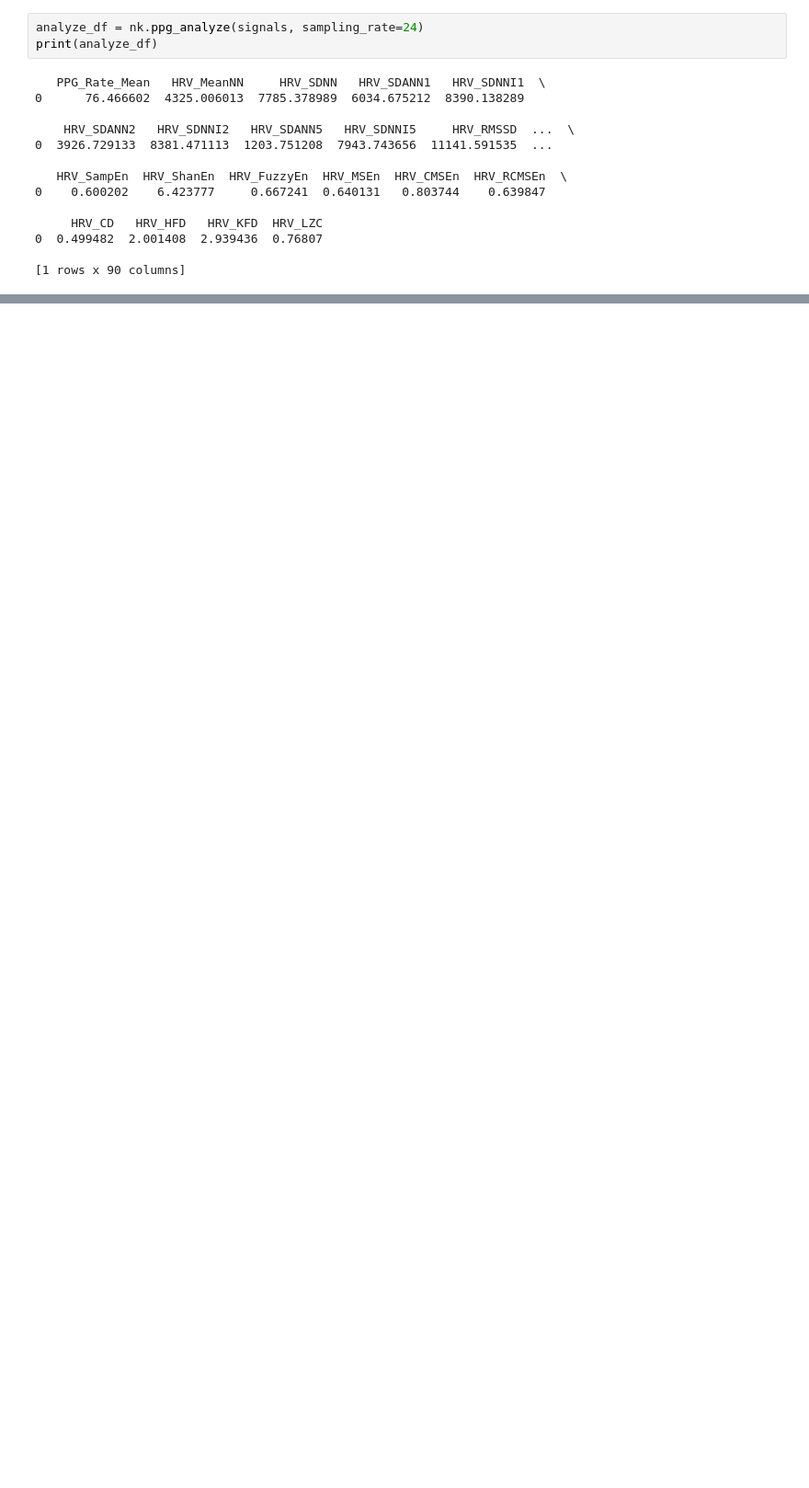
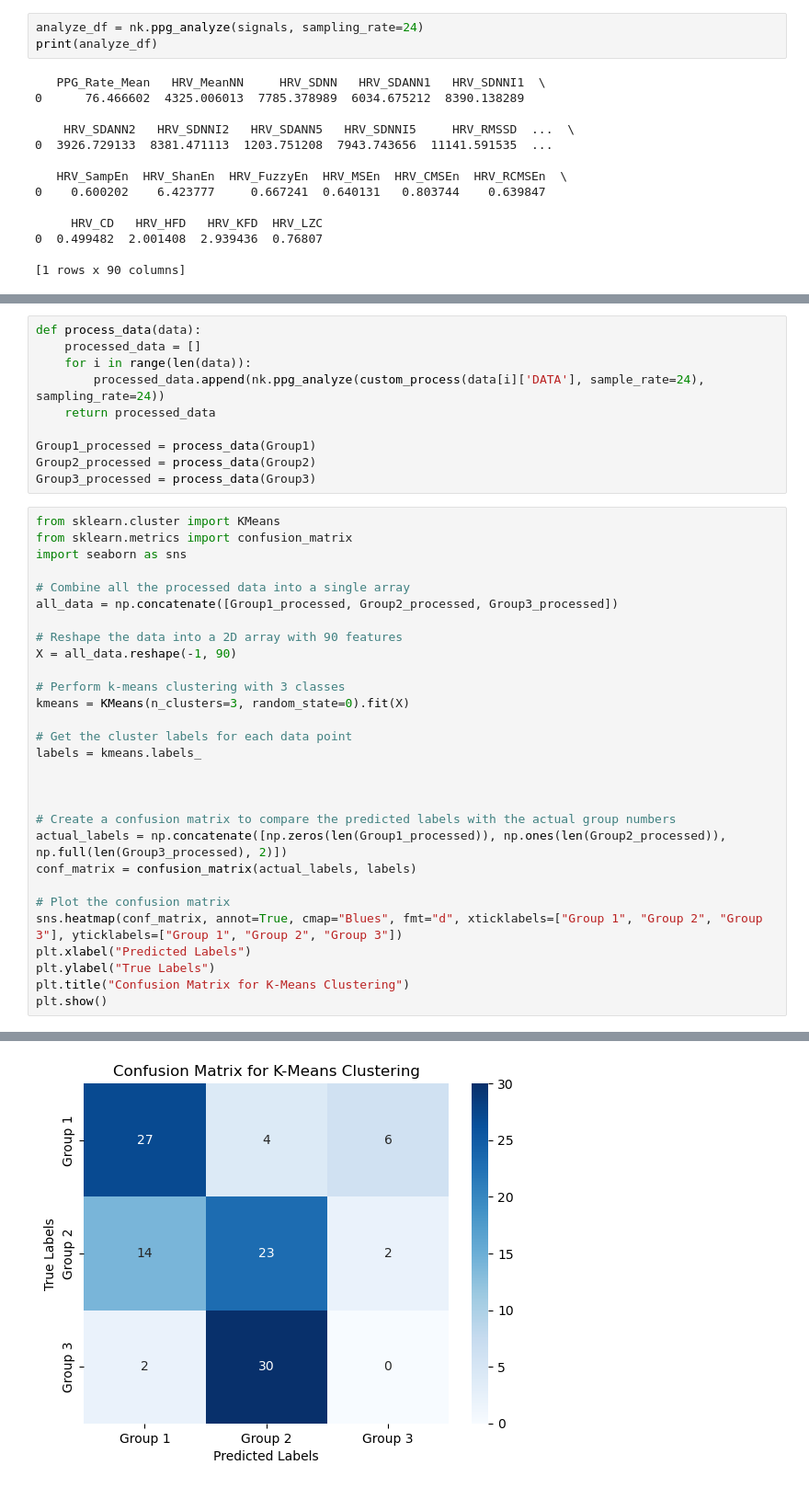
Before and after one commit to tomjefferis/ArtHeart, a Jupyter notebook: artheart-neurokit.ipynb, the cells around one changed output, grey strips where cells are left out. Shown at 92% size. Cells and saved outputs as stored; diff of their text form; blank space fills up the shorter version.

```diff
--- a/artheart-neurokit.ipynb
+++ b/artheart-neurokit.ipynb
@@ -355,0 +356,40 @@ Bit Bodged but it has more realistic HR values. I will try to use this on the wh
+# %%
+def process_data(data):
+    processed_data = []
+    for i in range(len(data)):
+        processed_data.append(nk.ppg_analyze(custom_process(data[i]['DATA'], sample_rate=24), sampling_rate=24))
+    return processed_data
+
+Group1_processed = process_data(Group1)
+Group2_processed = process_data(Group2)
+Group3_processed = process_data(Group3)
+# %%
+from sklearn.cluster import KMeans
+from sklearn.metrics import confusion_matrix
+import seaborn as sns
+
+# Combine all the processed data into a single array
+all_data = np.concatenate([Group1_processed, Group2_processed, Group3_processed])
+
+# Reshape the data into a 2D array with 90 features
+X = all_data.reshape(-1, 90)
+
+# Perform k-means clustering with 3 classes
+kmeans = KMeans(n_clusters=3, random_state=0).fit(X)
+
+# Get the cluster labels for each data point
+labels = kmeans.labels_
+
+
+
+# Create a confusion matrix to compare the predicted labels with the actual group numbers
+actual_labels = np.concatenate([np.zeros(len(Group1_processed)), np.ones(len(Group2_processed)), np.full(len(Group3_processed), 2)])
+conf_matrix = confusion_matrix(actual_labels, labels)
+
+# Plot the confusion matrix
+sns.heatmap(conf_matrix, annot=True, cmap="Blues", fmt="d", xticklabels=["Group 1", "Group 2", "Group 3"], yticklabels=["Group 1", "Group 2", "Group 3"])
+plt.xlabel("Predicted Labels")
+plt.ylabel("True Labels")
+plt.title("Confusion Matrix for K-Means Clustering")
+plt.show()
+# %% [output]
@@ -355,0 +397 @@ Bit Bodged but it has more realistic HR values. I will try to use this on the wh
+[figure, added]
```
Also changed, not shown: parts of 5 cells of this notebook.
